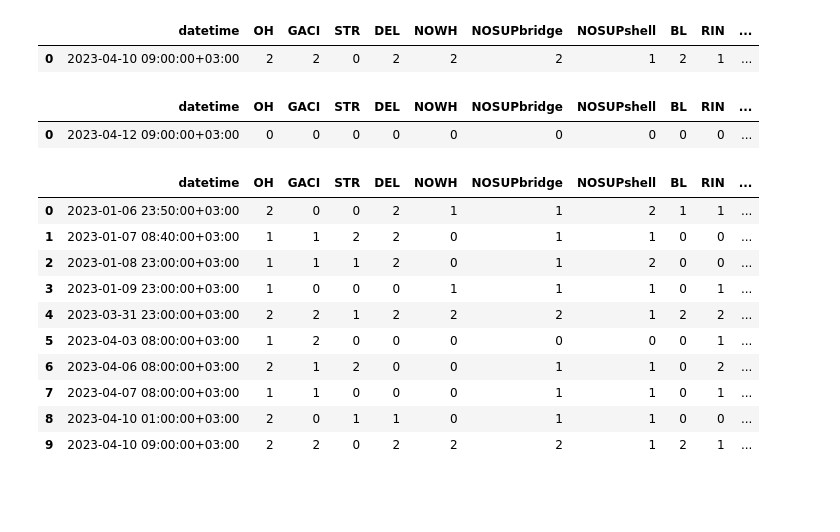
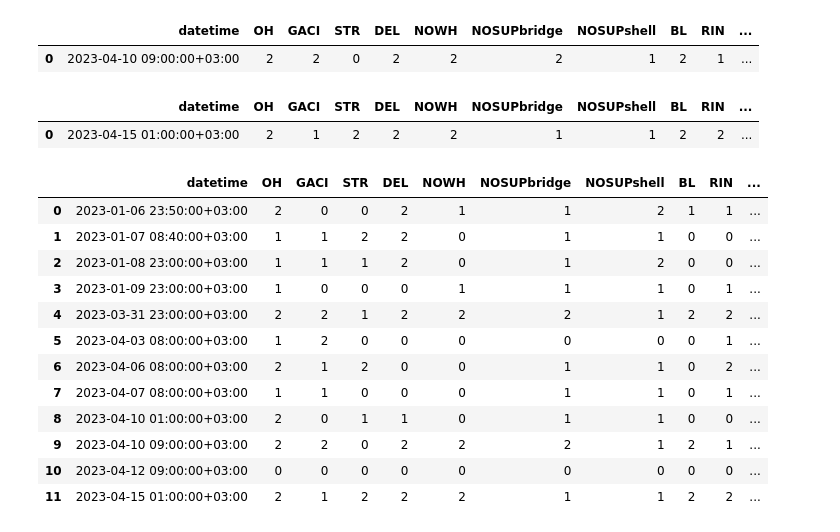
Before and after one commit to ksetdekov/optuna_4_prusa_slicer, a Jupyter notebook: optimization.ipynb, the cells around one changed output. Cells and saved outputs as stored; diff of their text form; code cells hidden in the pictures; blank space fills up the shorter version.

```diff
--- a/optimization.ipynb
+++ b/optimization.ipynb
@@ -169,22 +169,43 @@ added10['AQI'] = added10[['OH', 'GACI', 'STR', 'DEL', 'NOWH', 'NOSUPbridge',
 df_settings = pd.DataFrame({'first_layer_height': 0.11231922054202215, 'perimeters': 1, 'top_solid_layers': 3, 'bottom_solid_layers': 5, 'fuzzu_skin': 'off', 'fuzzu_skin_thickness': 0.054533787244688006, 'fill_pattern': 'Adaptive cubic', 'ironing': 'False', 'brim_width': 2, 'extrusion_default': 0.5461931978418108, 'firts_layer_extrusion_width': 1.1837447664071101, 'perimeter_extrusion_width': 0.35062602220699796, 'external_perimeter_extrusion_width': 0.5448218169371519, 'infill_extrusion_width': 0.4639108238815979, 'solid_infill_extrusion_width': 0.6316061815759493, 'top_infill_extrusion_width': 0.5004823229956704, 'bridge_flow_ratio': 0.9029838100533132, 'elephant_foot_compensation': 0.492724196255976, 'flow_multiplier': 1.0136742591121628, 'temperature': 200.19841755231724}, index=[0])
 added10 = added10.join(df_settings)
 added10
+
+# add a function to create a new dataframe with data similar to the one above
+def create_new_dataframe(datetime, aqi_components: dict, settings):
+    # convert datetime to pandas.Timestamp with moscow timezone
+    datetime = pd.Timestamp(datetime, tz='Europe/Moscow')
+    new_dataframe = pd.DataFrame({'datetime': datetime}, index=[0])
+    # add 'OH', 'GACI', 'STR', 'DEL', 'NOWH', 'NOSUPbridge', 'NOSUPshell', 'BL', 'RIN' to the dataframe
+    new_dataframe = new_dataframe.join(pd.DataFrame(aqi_components, index=[0]))
+
+    # convert aqui components to list
+    aqi_components = list(aqi_components.keys())
+    new_dataframe['AQI'] = new_dataframe[aqi_components].sum(axis=1)
+    new_dataframe = new_dataframe.join(settings)
+    return new_dataframe
-# %% [output]
-|  | datetime | OH | GACI | STR | DEL | NOWH | NOSUPbridge | NOSUPshell | BL | RIN | ... |
-| 0 | 2023-04-12 09:00:00+03:00 | 0 | 0 | 0 | 0 | 0 | 0 | 0 | 0 | 0 | ... |
+# %%
+added11 = create_new_dataframe('2023-04-15 01:00',
+                               {'OH': 2, 'GACI': 1, 'STR': 2, 'DEL': 2, 'NOWH': 2, 'NOSUPbridge': 1, 'NOSUPshell': 1, 'BL': 2, 'RIN': 2},
+                               pd.DataFrame({'first_layer_height': 0.11231922054202215, 'perimeters': 1, 'top_solid_layers': 3, 'bottom_solid_layers': 5, 'fuzzu_skin': 'off', 'fuzzu_skin_thickness': 0.054533787244688006, 'fill_pattern': 'Adaptive cubic', 'ironing': 'False', 'brim_width': 2, 'extrusion_default': 0.5461931978418108, 'firts_layer_extrusion_width': 1.1837447664071101, 'perimeter_extrusion_width': 0.35062602220699796, 'external_perimeter_extrusion_width': 0.5448218169371519, 'infill_extrusion_width': 0.4639108238815979, 'solid_infill_extrusion_width': 0.6316061815759493, 'top_infill_extrusion_width': 0.5004823229956704, 'bridge_flow_ratio': 0.9029838100533132, 'elephant_foot_compensation': 0.492724196255976, 'flow_multiplier': 1.0136742591121628, 'temperature': 200.19841755231724}, index=[0]))
+added11
+# %% [output]
+|  | datetime | OH | GACI | STR | DEL | NOWH | NOSUPbridge | NOSUPshell | BL | RIN | ... |
+| 0 | 2023-04-15 01:00:00+03:00 | 2 | 1 | 2 | 2 | 2 | 1 | 1 | 2 | 2 | ... |
 # %%
-results = pd.concat([results,added, added2, added3, added4, added5, added6, added7, added8, added9], ignore_index=True)
+results = pd.concat([results,added, added2, added3, added4, added5, added6, added7, added8, added9, added10, added11], ignore_index=True)
 results
 # %% [output]
 |  | datetime | OH | GACI | STR | DEL | NOWH | NOSUPbridge | NOSUPshell | BL | RIN | ... |
 | 0 | 2023-01-06 23:50:00+03:00 | 2 | 0 | 0 | 2 | 1 | 1 | 2 | 1 | 1 | ... |
 | 1 | 2023-01-07 08:40:00+03:00 | 1 | 1 | 2 | 2 | 0 | 1 | 1 | 0 | 0 | ... |
 | 2 | 2023-01-08 23:00:00+03:00 | 1 | 1 | 1 | 2 | 0 | 1 | 2 | 0 | 0 | ... |
 | 3 | 2023-01-09 23:00:00+03:00 | 1 | 0 | 0 | 0 | 1 | 1 | 1 | 0 | 1 | ... |
 | 4 | 2023-03-31 23:00:00+03:00 | 2 | 2 | 1 | 2 | 2 | 2 | 1 | 2 | 2 | ... |
 | 5 | 2023-04-03 08:00:00+03:00 | 1 | 2 | 0 | 0 | 0 | 0 | 0 | 0 | 1 | ... |
 | 6 | 2023-04-06 08:00:00+03:00 | 2 | 1 | 2 | 0 | 0 | 1 | 1 | 0 | 2 | ... |
 | 7 | 2023-04-07 08:00:00+03:00 | 1 | 1 | 0 | 0 | 0 | 1 | 1 | 0 | 1 | ... |
 | 8 | 2023-04-10 01:00:00+03:00 | 2 | 0 | 1 | 1 | 0 | 1 | 1 | 0 | 0 | ... |
 | 9 | 2023-04-10 09:00:00+03:00 | 2 | 2 | 0 | 2 | 2 | 2 | 1 | 2 | 1 | ... |
+| 10 | 2023-04-12 09:00:00+03:00 | 0 | 0 | 0 | 0 | 0 | 0 | 0 | 0 | 0 | ... |
+| 11 | 2023-04-15 01:00:00+03:00 | 2 | 1 | 2 | 2 | 2 | 1 | 1 | 2 | 2 | ... |
 # %%
```
Also changed, not shown: parts of 3 cells of this notebook.
